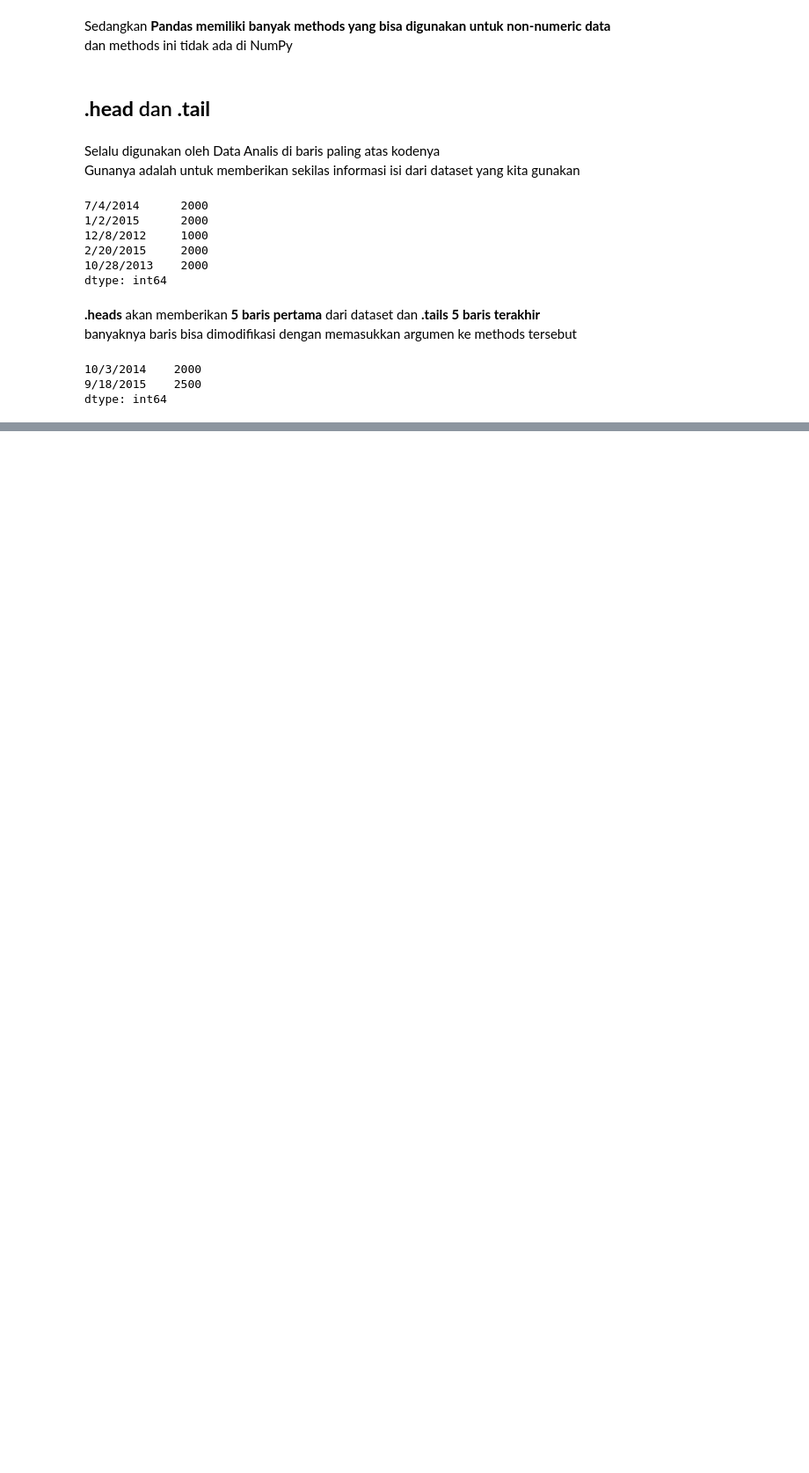
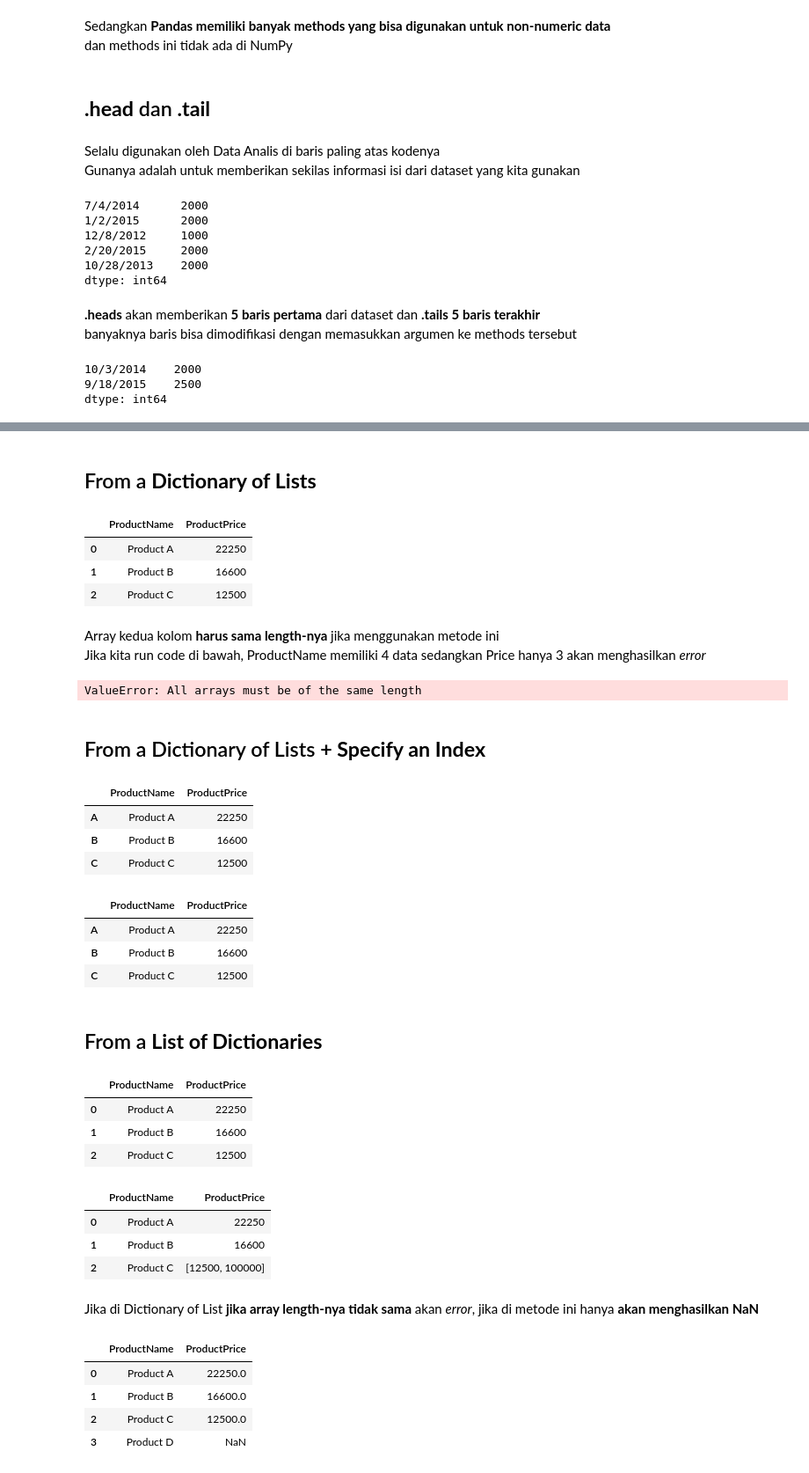
Before and after one commit to withraja/Pandas-Tutorial, a Jupyter notebook: 1 Pandas Basic.ipynb, the cells around one changed output, grey strips where cells are left out. Shown: that part at 88% size. Drawn from its saved outputs; the diff is of its cells as text; code cells hidden in the pictures; blank space fills up the shorter version.

```diff
--- a/1 Pandas Basic.ipynb
+++ b/1 Pandas Basic.ipynb
@@ -294,0 +299,80 @@ dtype: int64
+# %% [markdown]
+## From a **Dictionary of Lists**
+# %%
+data = {'ProductName':['Product A', 'Product B', 'Product C'], 'ProductPrice':[22250, 16600, 12500]}
+df = pd.DataFrame(data)
+df
+# %% [output]
+|  | ProductName | ProductPrice |
+| 0 | Product A | 22250 |
+| 1 | Product B | 16600 |
+| 2 | Product C | 12500 |
+# %% [markdown]
+Array kedua kolom **harus sama length-nya** jika menggunakan metode ini
+Jika kita run code di bawah, ProductName memiliki 4 data sedangkan Price hanya 3 akan menghasilkan *error*
+# %%
+data = {'ProductName':['Product A', 'Product B', 'Product C', 'Product D'], 'ProductPrice':[22250, 16600, 12500]}
+df = pd.DataFrame(data)
+df
+# %% [output]
+ValueError: All arrays must be of the same length
+# %% [markdown]
+## From a Dictionary of Lists **+ Specify an Index**
+# %%
+data = {'ProductName':['Product A', 'Product B', 'Product C'], 'ProductPrice':[22250, 16600, 12500]}
+df = pd.DataFrame(data, index = ['A', 'B', 'C'])  # memasukkan index secara langsung ke dalam argumen index
+df
+# %% [output]
+|  | ProductName | ProductPrice |
+| A | Product A | 22250 |
+| B | Product B | 16600 |
+| C | Product C | 12500 |
+# %%
+data = {'ProductName':['Product A', 'Product B', 'Product C'], 'ProductPrice':[22250, 16600, 12500]}
+product_IDs = ['A', 'B', 'C']                # menyimpan index di variabel product_IDs
+df = pd.DataFrame(data, index = product_IDs) # menggunakan elemen product_IDs untuk argumen index
+df
+# %% [output]
+|  | ProductName | ProductPrice |
+| A | Product A | 22250 |
+| B | Product B | 16600 |
+| C | Product C | 12500 |
+# %% [markdown]
+## From a **List of Dictionaries**
+# %%
+data = [{'ProductName':'Product A', 'ProductPrice':22250},
+        {'ProductName':'Product B', 'ProductPrice':16600},
+        {'ProductName':'Product C', 'ProductPrice':12500}]
+df = pd.DataFrame(data)
+df
+# %% [output]
+|  | ProductName | ProductPrice |
+| 0 | Product A | 22250 |
+| 1 | Product B | 16600 |
+| 2 | Product C | 12500 |
+# %%
+data = [{'ProductName':'Product A', 'ProductPrice':22250},
+        {'ProductName':'Product B', 'ProductPrice':16600},
+        {'ProductName':'Product C', 'ProductPrice':[12500, 100000]}]
+df = pd.DataFrame(data)
+df
+# %% [output]
+|  | ProductName | ProductPrice |
+| 0 | Product A | 22250 |
+| 1 | Product B | 16600 |
+| 2 | Product C | [12500, 100000] |
+# %% [markdown]
+Jika di Dictionary of List **jika array length-nya tidak sama** akan *error*, jika di metode ini hanya **akan menghasilkan NaN**
+# %%
+data = [{'ProductName':'Product A', 'ProductPrice':22250},
+        {'ProductName':'Product B', 'ProductPrice':16600},
+        {'ProductName':'Product C', 'ProductPrice':12500},
+        {'ProductName':'Product D'}]
+df = pd.DataFrame(data)
+df
+# %% [output]
+|  | ProductName | ProductPrice |
+| 0 | Product A | 22250.0 |
+| 1 | Product B | 16600.0 |
+| 2 | Product C | 12500.0 |
+| 3 | Product D | NaN |
```
Also changed, not shown: parts of 24 cells of this notebook.
